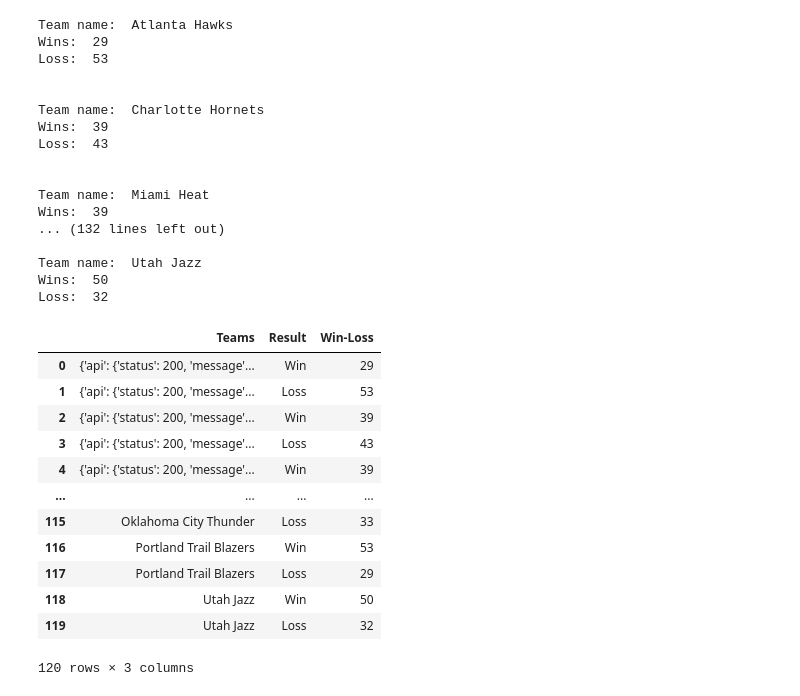
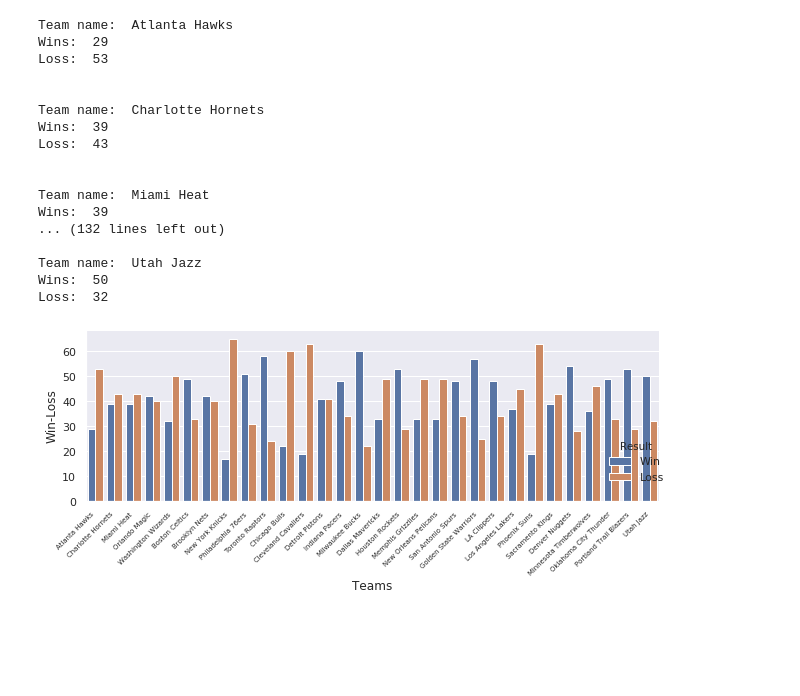
Before and after one commit to justinthe/NBA_API, a Jupyter notebook: code/performance_chart.ipynb, the cells around one changed output. Drawn from its saved outputs; the diff is of its cells as text; code cells hidden in the pictures; blank space fills up the shorter version.

Commit message:
working chart

```diff
--- a/code/performance_chart.ipynb
+++ b/code/performance_chart.ipynb
@@ -81,31 +81,19 @@ Team name:  Utah Jazz
 Wins:  50
 Loss:  32
 # %%
-# sns.set(style="darkgrid")
-# ax = sns.catplot(x="Teams", y="Win-Loss", hue="Result", data=df, kind="bar", height=4, aspect=2)
+sns.set(style="darkgrid")
+ax = sns.catplot(x="Teams", y="Win-Loss", hue="Result", data=df, kind="bar", height=4, aspect=2)
 
-# plt.xticks(
-# rotation=45,
-# horizontalalignments="right",
-# fontweight="light",
-# fontsize="xx-small"
-# )
+plt.xticks(
+rotation=45,
+horizontalalignment="right",
+fontweight="light",
+fontsize="xx-small"
+)
 
-# plt.tight_layout()
-# plt.show()
+plt.tight_layout()
+plt.show()
 
-df
+# df
 # %% [output]
-|  | Teams | Result | Win-Loss |
-| 0 | {'api': {'status': 200, 'message'... | Win | 29 |
-| 1 | {'api': {'status': 200, 'message'... | Loss | 53 |
-| 2 | {'api': {'status': 200, 'message'... | Win | 39 |
-| 3 | {'api': {'status': 200, 'message'... | Loss | 43 |
-| 4 | {'api': {'status': 200, 'message'... | Win | 39 |
-| ... | ... | ... | ... |
-| 115 | Oklahoma City Thunder | Loss | 33 |
-| 116 | Portland Trail Blazers | Win | 53 |
-| 117 | Portland Trail Blazers | Loss | 29 |
-| 118 | Utah Jazz | Win | 50 |
-| 119 | Utah Jazz | Loss | 32 |
-120 rows × 3 columns
+[figure, added]
```
